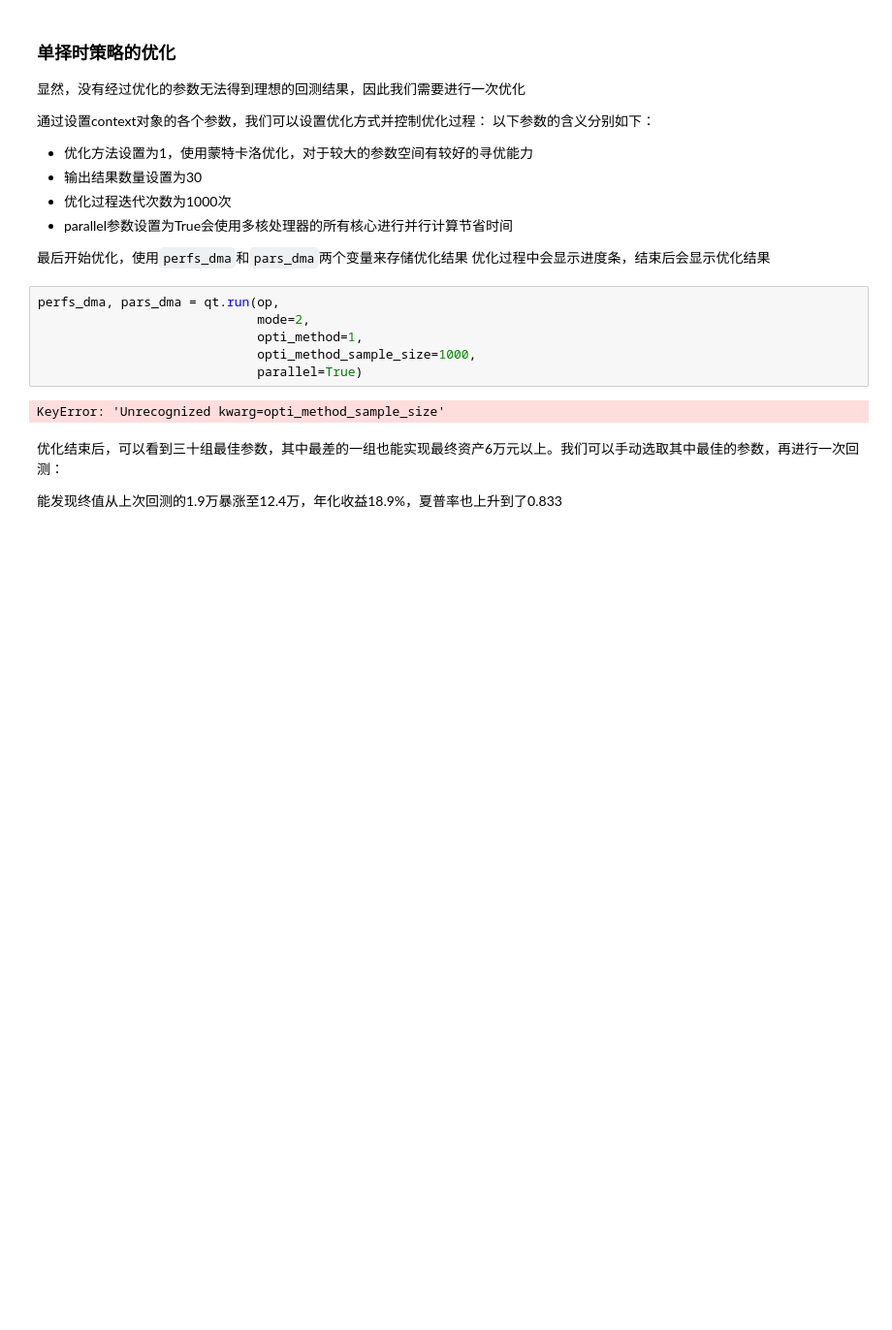
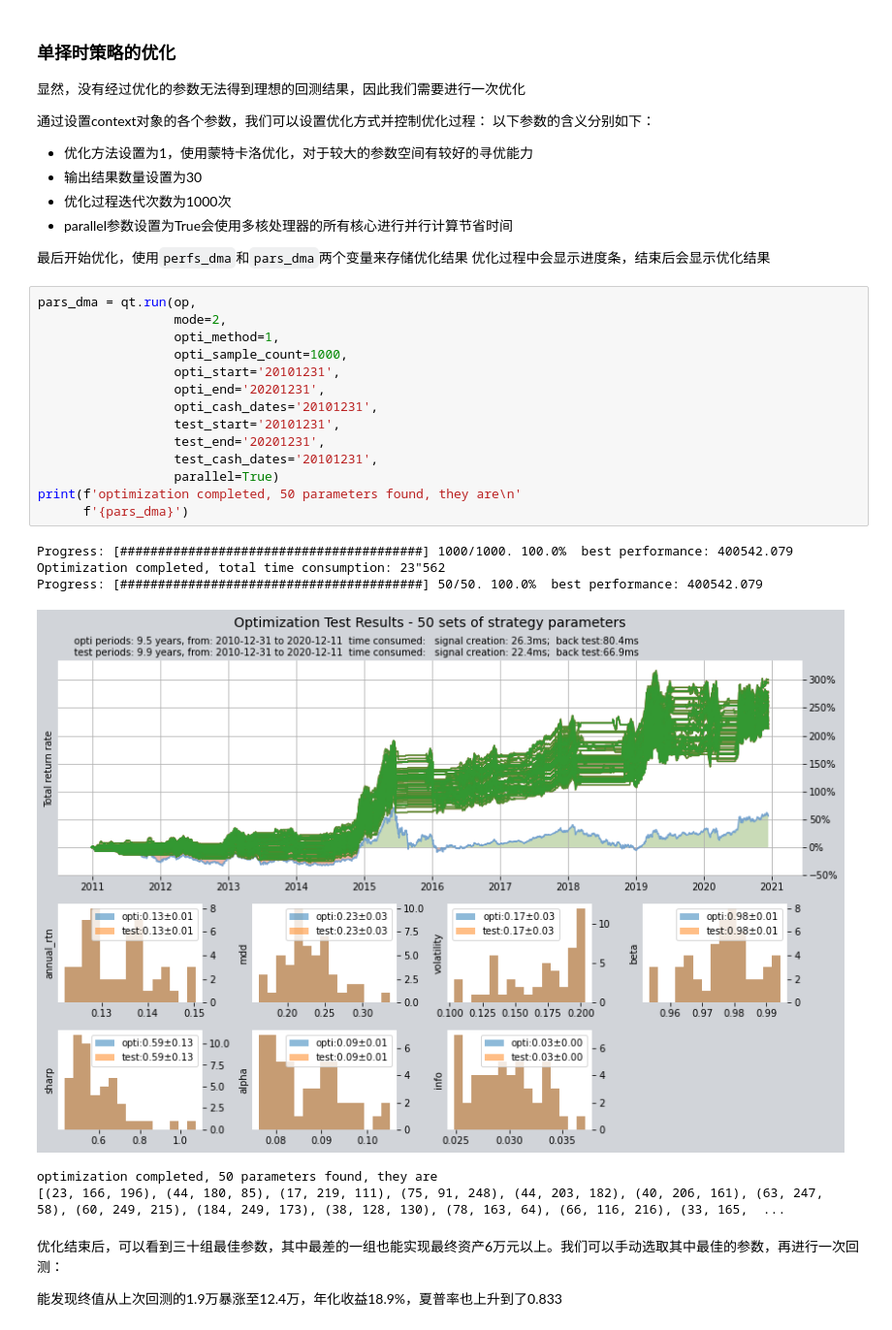
Before and after one commit to shepherdpp/qteasy, a Jupyter notebook: examples/strategy_optimization.ipynb, the cells around one changed output. Shown at 97% size. Drawn from its saved outputs; the diff is of its cells as text; blank space fills up the shorter version.

```diff
--- a/examples/strategy_optimization.ipynb
+++ b/examples/strategy_optimization.ipynb
@@ -98,14 +99,27 @@ BrokenProcessPool: A process in the process pool was terminated abruptly while t
 
 最后开始优化，使用`perfs_dma`和`pars_dma`两个变量来存储优化结果
 优化过程中会显示进度条，结束后会显示优化结果
-# %%
-perfs_dma, pars_dma = qt.run(op,
-                             mode=2,
-                             opti_method=1,
-                             opti_method_sample_size=1000,
-                             parallel=True)
-# %% [output]
-KeyError: 'Unrecognized kwarg=opti_method_sample_size'
+# %%
+pars_dma = qt.run(op,
+                  mode=2,
+                  opti_method=1,
+                  opti_sample_count=1000,
+                  opti_start='20101231',
+                  opti_end='20201231',
+                  opti_cash_dates='20101231',
+                  test_start='20101231',
+                  test_end='20201231',
+                  test_cash_dates='20101231',
+                  parallel=True)
+print(f'optimization completed, 50 parameters found, they are\n'
+      f'{pars_dma}')
+# %% [output]
+Progress: [########################################] 1000/1000. 100.0%  best performance: 400542.079
+Optimization completed, total time consumption: 23"562
+Progress: [########################################] 50/50. 100.0%  best performance: 400542.079
+[figure, added]
+optimization completed, 50 parameters found, they are
+[(23, 166, 196), (44, 180, 85), (17, 219, 111), (75, 91, 248), (44, 203, 182), (40, 206, 161), (63, 247, 58), (60, 249, 215), (184, 249, 173), (38, 128, 130), (78, 163, 64), (66, 116, 216), (33, 165,  ...
 # %% [markdown]
 优化结束后，可以看到三十组最佳参数，其中最差的一组也能实现最终资产6万元以上。我们可以手动选取其中最佳的参数，再进行一次回测：
 
```
Also changed, not shown: parts of 16 cells of this notebook, 6 other files.
